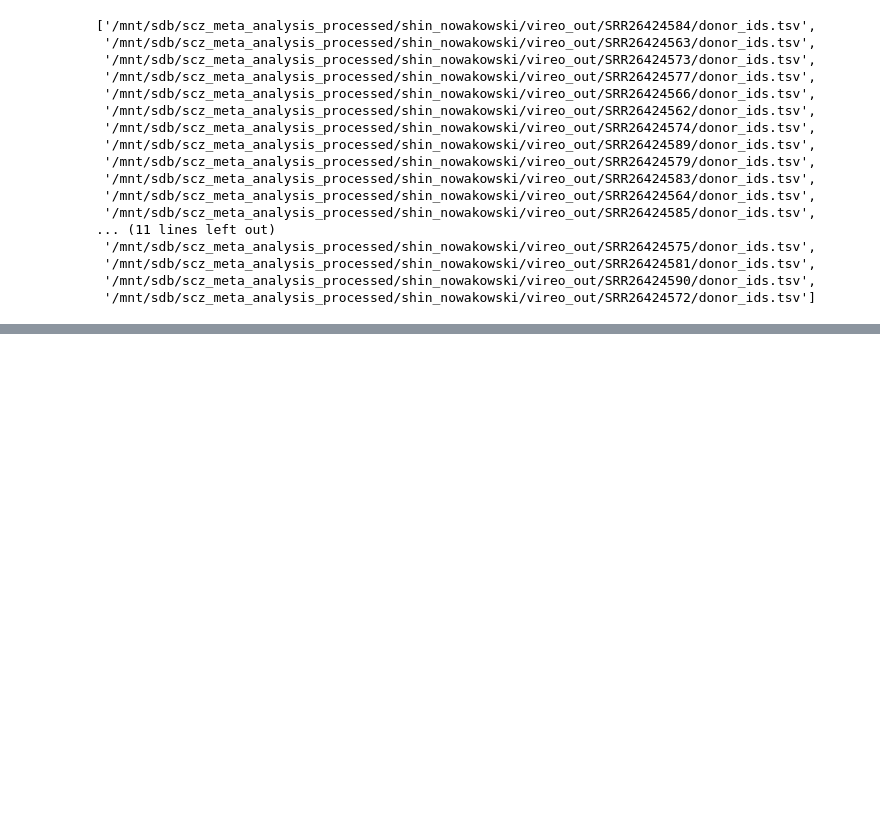
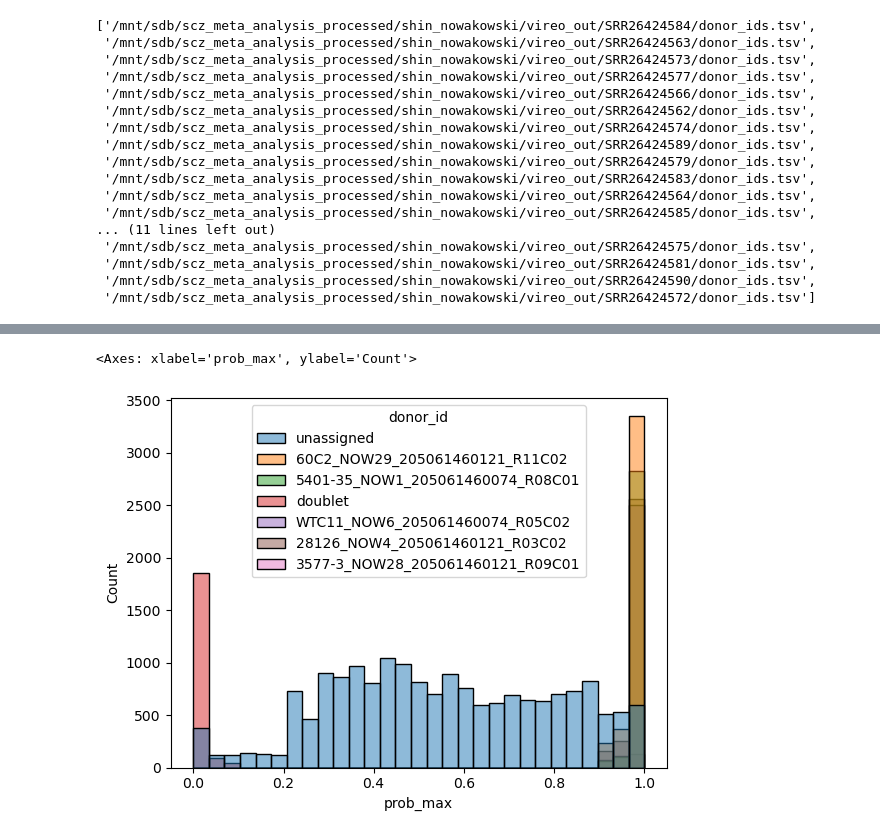
Before and after one commit to deepak-kaji/schizophrenia_organoid_convergence, a Jupyter notebook: demuxing/vireo_assignments.ipynb, the cells around one changed output, grey strips where cells are left out. Drawn from its saved outputs; the diff is of its cells as text; code cells hidden in the pictures; blank space fills up the shorter version.

```diff
--- a/demuxing/vireo_assignments.ipynb
+++ b/demuxing/vireo_assignments.ipynb
@@ -247,0 +296,4 @@ result.sort_values(by='percentage_true', ascending=False)
+# %%
+minMAF01_minCount10 = pd.read_csv('/mnt/sdb/scz_meta_analysis_processed/shin_nowakowski/anndata_objs/minMAF_0pt1_minCount_10.csv', index_col=0)
+minMAF01_minCount20 = pd.read_csv('/mnt/sdb/scz_meta_analysis_processed/shin_nowakowski/anndata_objs/minMAF_0pt1_minCount_20.csv', index_col=0)
+minMAF00_minCount10 = pd.read_csv('/mnt/sdb/scz_meta_analysis_processed/shin_nowakowski/anndata_objs/minMAF_0pt0_minCount_10.csv', index_col=0)
@@ -247,0 +376,6 @@ result.sort_values(by='percentage_true', ascending=False)
+# %%
+sns.histplot(data=minMAF01_minCount10[(minMAF01_minCount10['library'].isin(['SRR26424585', 'SRR26424586', 'SRR26424587', 'SRR26424588']))],
+             x='prob_max', hue='donor_id')
+# %% [output]
+<Axes: xlabel='prob_max', ylabel='Count'>
+[figure, added]
```
Also changed, not shown: parts of 27 cells of this notebook, 4 other files.
